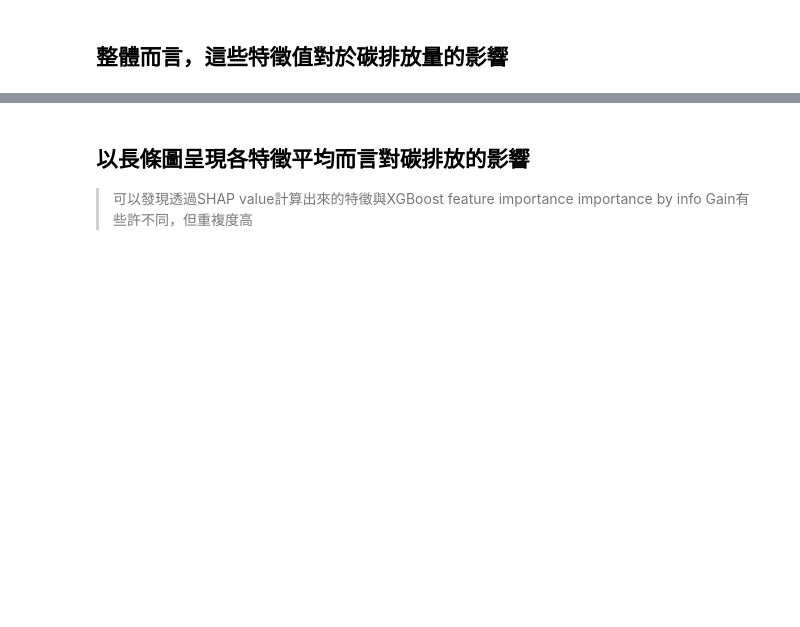
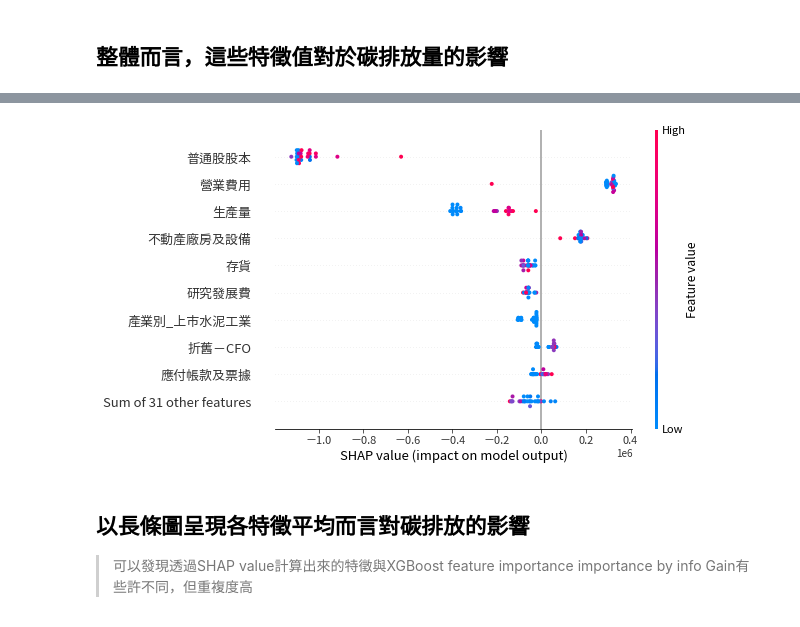
Before and after one commit to Enzo510-WuYiLing/XGBoost-Prediction-of-Carbon-Emissions--with-Financial-statements, a Jupyter notebook: XGBoost 預測碳排放.ipynb, the cells around one changed output, grey strips where cells are left out. Cells and saved outputs as stored; diff of their text form; code cells hidden in the pictures; blank space fills up the shorter version.

```diff
--- a/XGBoost 預測碳排放.ipynb
+++ b/XGBoost 預測碳排放.ipynb
@@ -238,3 +254,9 @@ shap.plots.beeswarm(shap_values)
+# %%
+# summarize the effects of all the features
+#上市半導體
+shap.plots.beeswarm(shap_values[260:289])
+# %% [output]
+[figure, added]
 # %% [markdown]
 ## 以長條圖呈現各特徵平均而言對碳排放的影響
 > 可以發現透過SHAP value計算出來的特徵與XGBoost feature importance importance by info Gain有些許不同，但重複度高
```
Also changed, not shown: parts of 7 cells of this notebook.
